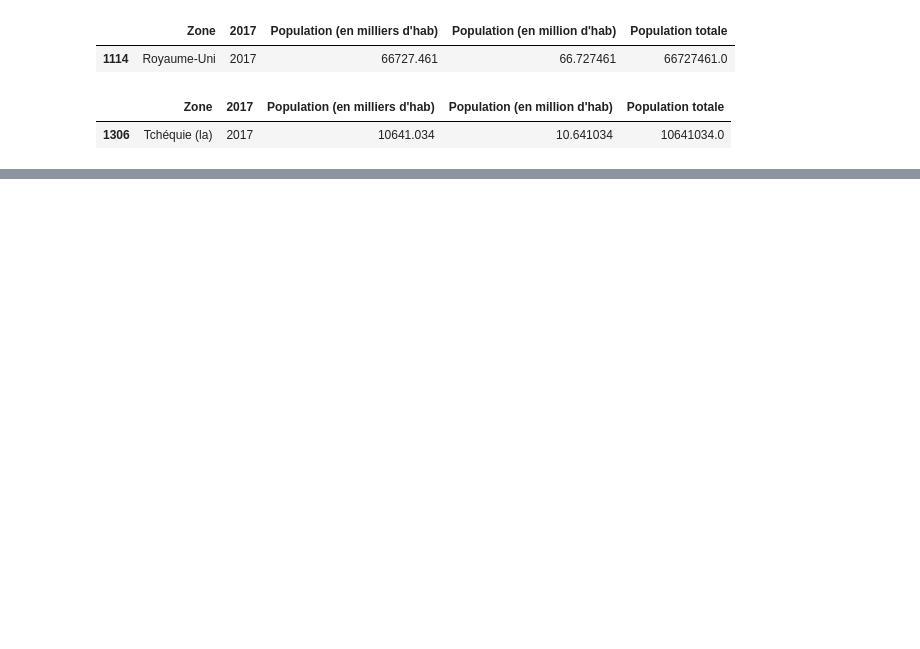
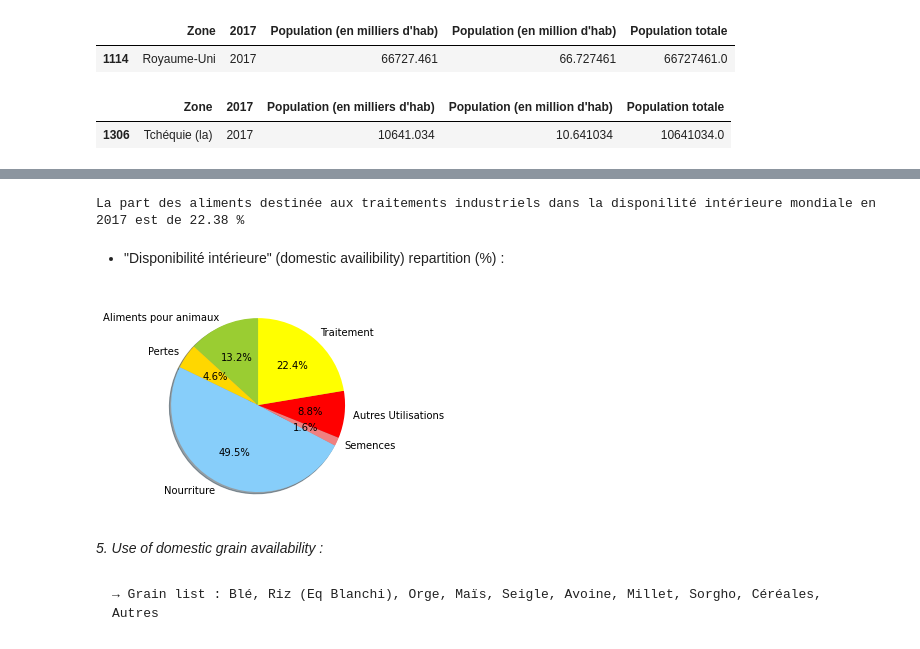
Before and after one commit to donia-nefiz/Public-health-research-with-python, a Jupyter notebook: Public-health-research-with-python .ipynb, the cells around one changed output, grey strips where cells are left out. Drawn from its saved outputs; the diff is of its cells as text; code cells hidden in the pictures; blank space fills up the shorter version.

```diff
--- a/Public-health-research-with-python .ipynb
+++ b/Public-health-research-with-python .ipynb
@@ -801,0 +873,2 @@ Le nombre théorique de personnes pouvant être nourris uniquement à partir de
+# %%
+Calc_part_autres = (foodAvailability["Autres Utilisations"].sum() / foodAvailability["Disponibilité intérieure"].sum()) * 100
@@ -801,0 +881,8 @@ Le nombre théorique de personnes pouvant être nourris uniquement à partir de
+# %%
+Calc_part_traitement = (foodAvailability["Traitement"].sum() / foodAvailability["Disponibilité intérieure"].sum()) * 100
+# %%
+print("La part des aliments destinée aux traitements industriels dans la disponilité intérieure mondiale en 2017 est de", round(Calc_part_traitement, 2), "%")
+# %% [output]
+La part des aliments destinée aux traitements industriels dans la disponilité intérieure mondiale en 2017 est de 22.38 %
+# %% [markdown]
+- "Disponibilité intérieure" (domestic availibility) repartition (%) :
@@ -801,0 +891,14 @@ Le nombre théorique de personnes pouvant être nourris uniquement à partir de
+# %%
+labels = 'Aliments pour animaux', 'Pertes', 'Nourriture', 'Semences', 'Autres Utilisations', 'Traitement'
+colors = ['yellowgreen', 'gold', 'lightskyblue', 'lightcoral', 'red', 'yellow']
+# %%
+sizes = [round(Calc_part_animaux, 2), round(Calc_part_pertes, 2), round(Calc_part_nourriture, 2), round(Calc_part_semences, 2), round(Calc_part_autres, 2), round(Calc_part_traitement, 2)]
+# %%
+plt.pie = plt.pie(sizes, labels=labels, colors=colors,
+        autopct='%1.1f%%', shadow=True, startangle=90)
+# %% [output]
+[figure, added]
+# %% [markdown]
+*5. Use of domestic grain availability :*
+# %% [markdown]
+    → Grain list : Blé, Riz (Eq Blanchi), Orge, Maïs, Seigle, Avoine, Millet, Sorgho, Céréales, Autres
```
Also changed, not shown: parts of 164 cells of this notebook.
